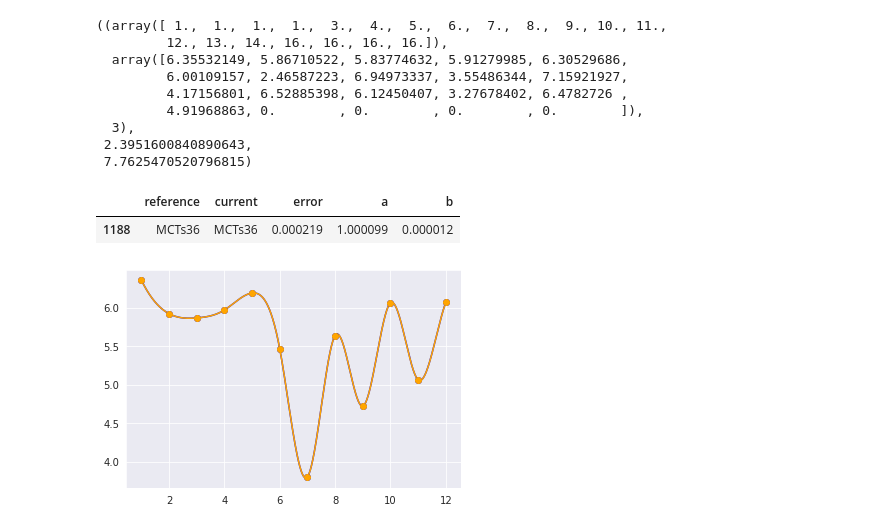
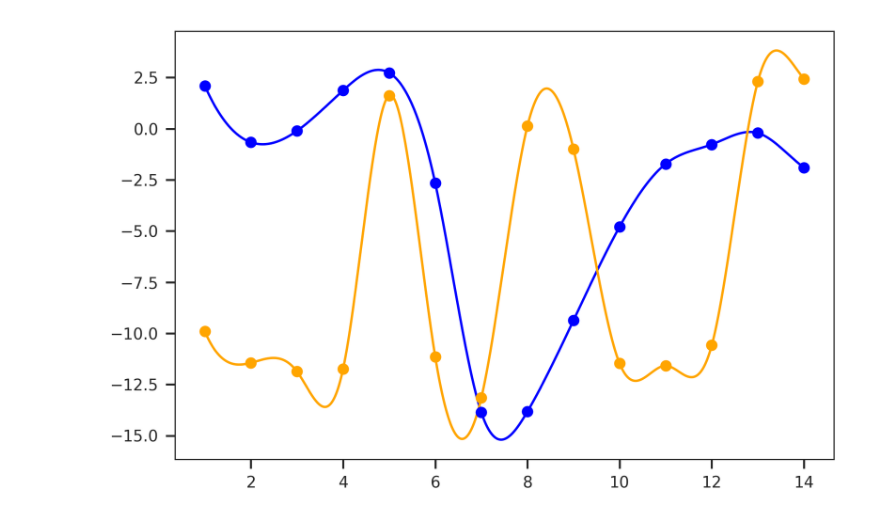
Before and after one commit to knights-lab/foodworks, a Jupyter notebook: notebooks/2_temporal_alignments_pairwise.ipynb, the cells around one changed output. Cells and saved outputs as stored; diff of their text form; code cells hidden in the pictures.

```diff
--- a/notebooks/2_temporal_alignments_pairwise.ipynb
+++ b/notebooks/2_temporal_alignments_pairwise.ipynb
@@ -33,7 +33,7 @@ from scipy import interpolate
 df_tax_splines = pd.read_csv("../results/tax_clr_splines.csv", index_col=0)
 # %%
 # PARAMETERS
-PRESENCE_THRESHOLD = .95
+PRESENCE_THRESHOLD = .25
 SAMPLING_RATE = 1
 OVERLAP_THRESHOLD = .8
 
@@ -43,4 +43,4 @@ min_study_day_no = df_tax_splines.index.min()
 a_values = np.arange(0.01, 3.01, .01)
 b_values = np.arange(-max_study_day_no, max_study_day_no + .5, .5)
 
-index_splines = np.arange(min_study_day_no, max_study_day_no * .8, SAMPLING_RATE, dtype="int")
+index_splines = np.arange(min_study_day_no, (max_study_day_no + 1 ) * .8, SAMPLING_RATE, dtype="int")
@@ -352,28 +316,9 @@ df_alignment_results.query(f"reference == '{best_aligner}'")
-# %%
-current = "MCTs36"
-reference = best_aligner
-species = 'k__Bacteria;p__Bacteroidota;c__Bacteroidia;o__Bacteroidales;f__Bacteroidaceae;g__Bacteroides;s__Bacteroides_uniformis'
-
-d_splines[current][species]
-# %% [output]
-((array([ 1.,  1.,  1.,  1.,  3.,  4.,  5.,  6.,  7.,  8.,  9., 10., 11.,
-         12., 13., 14., 16., 16., 16., 16.]),
-  array([6.35532149, 5.86710522, 5.83774632, 5.91279985, 6.30529686,
-         6.00109157, 2.46587223, 6.94973337, 3.55486344, 7.15921927,
-         4.17156801, 6.52885398, 6.12450407, 3.27678402, 6.4782726 ,
-         4.91968863, 0.        , 0.        , 0.        , 0.        ]),
-  3),
- 2.3951600840890643,
- 7.7625470520796815)
 # %%
-df_alignment_results.query(f"reference == '{reference}' & current == '{current}'")
+# df_alignment_results.query(f"reference == '{reference}' & current == '{current}'")
-# %% [output]
-|  | reference | current | error | a | b |
-| 1188 | MCTs36 | MCTs36 | 0.000219 | 1.000099 | 0.000012 |
 # %%
 current = "MCTs36"
 reference = best_aligner
-taxonomy = 'k__Bacteria;p__Bacteroidota;c__Bacteroidia;o__Bacteroidales;f__Bacteroidaceae;g__Bacteroides;s__Bacteroides_uniformis'
+taxonomy = 'k__Bacteria;p__Proteobacteria;c__Gammaproteobacteria;o__Enterobacterales;f__Enterobacteriaceae;g__Escherichia;s__Escherichia_coli'
 
 # for row in df_alignment_results.query(f"reference == '{best_aligner}'").iterrrows():
 
@@ -387,34 +332,34 @@ current_smooth_warp = linear_warp(row['a'].values[0], row['b'].values[0], index_
 
 ts_reference_smooth_warp = interpolate.splev(index_smooth_current, spline_reference)
 ts_current_smooth_warp = interpolate.splev(current_smooth_warp, spline_current)
 
 ts_reference_smooth_warp = np.clip(ts_reference_smooth_warp, reference_min, reference_max)
 ts_current_smooth_warp = np.clip(ts_current_smooth_warp, current_min, current_max)
 
 current_warp = linear_warp(row['a'].values[0], row['b'].values[0], index_splines)
 
 # index_warp_arange = np.arange(np.ceil(current_warp.min()), np.floor(current_warp.max()), dtype=int)
 
 # current_warp = inv_linear_warp(row['a'].values[0], row['b'].values[0], index_splines)
 
 ts_reference = interpolate.splev(index_splines, spline_reference)
 ts_current_warp = interpolate.splev(current_warp, spline_current)
 
 ts_reference = np.clip(ts_reference, reference_min, reference_max)
 ts_current_warp = np.clip(ts_current_warp, current_min, current_max)
 
 fig, ax = plt.subplots()
 
 plt.plot(index_smooth_current, ts_reference_smooth_warp, color="blue")
 plt.plot(index_smooth_current, ts_current_smooth_warp, color="orange")
 
 plt.plot(index_splines, ts_reference, 'o', color="blue")
 plt.plot(index_splines, ts_current_warp, 'o', color="orange")
 
 # plt.plot(index_splines, reference_max, 'ob')
 plt.show()
 # %% [output]
-[figure, old version]
+[figure, new version]
 # %%
 current = "MCTs36"
 reference = best_aligner
```
Also changed, not shown: parts of 21 cells of this notebook, 54 other files.
